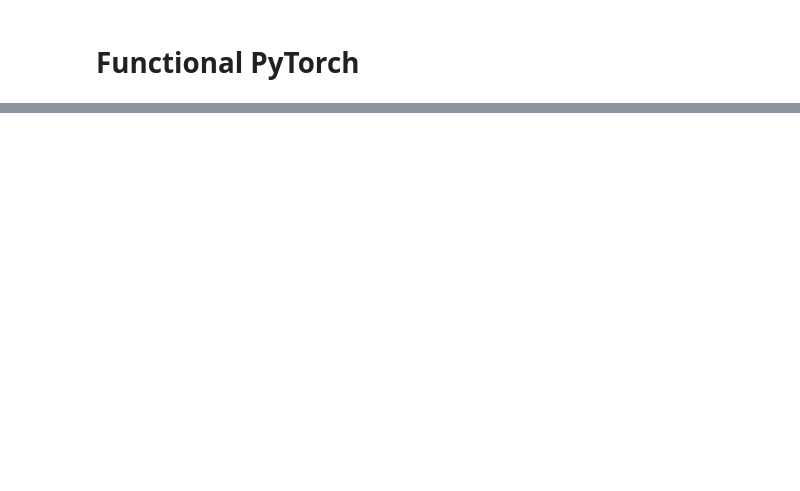
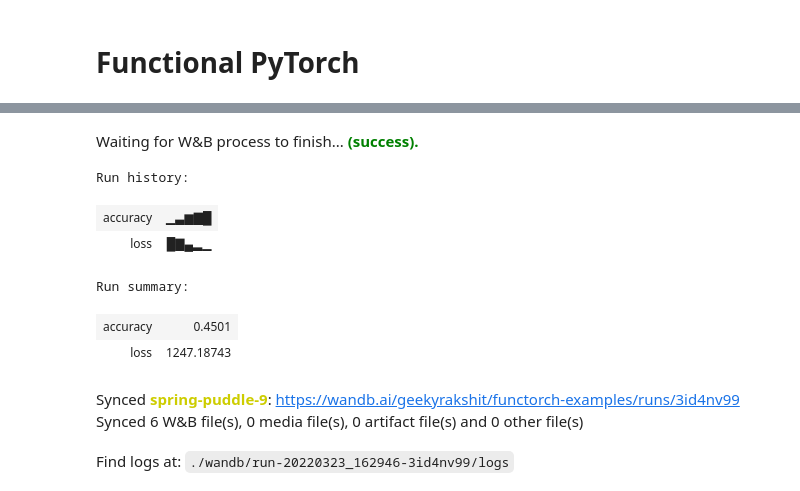
Before and after one commit to soumik12345/functorch-examples, a Jupyter notebook: 01_classfier_training.ipynb, the cells around one changed output, grey strips where cells are left out. Cells and saved outputs as stored; diff of their text form; code cells hidden in the pictures; blank space fills up the shorter version.

```diff
--- a/01_classfier_training.ipynb
+++ b/01_classfier_training.ipynb
@@ -207,0 +234,13 @@ cat/cat   ship/ship  ship/ship  plane/plane
+# %%
+wandb.finish()
+# %% [output]
+Waiting for W&B process to finish... (success).
+Run history:
+| accuracy | ▁▃▆▇█ |
+| loss | █▇▄▂▁ |
+Run summary:
+| accuracy | 0.4501 |
+| loss | 1247.18743 |
+Synced spring-puddle-9: https://wandb.ai/geekyrakshit/functorch-examples/runs/3id4nv99
+Synced 6 W&B file(s), 0 media file(s), 0 artifact file(s) and 0 other file(s)
+Find logs at: ./wandb/run-20220323_162946-3id4nv99/logs
```
Also changed, not shown: parts of 18 cells of this notebook, 1 other file.
